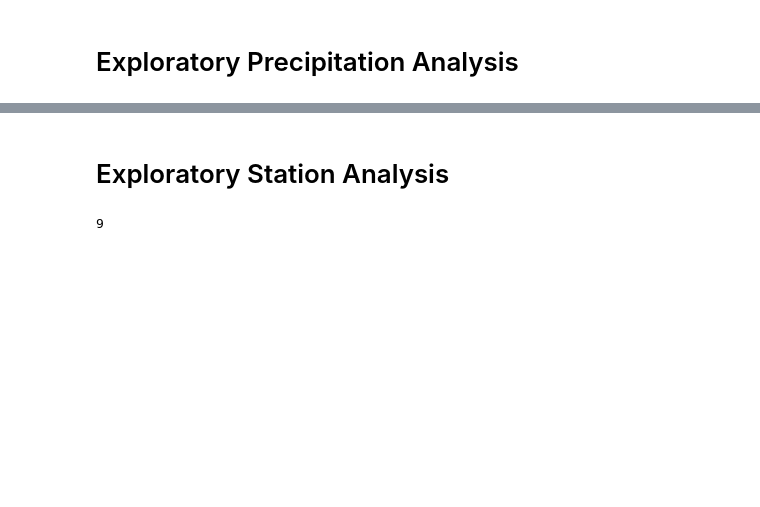
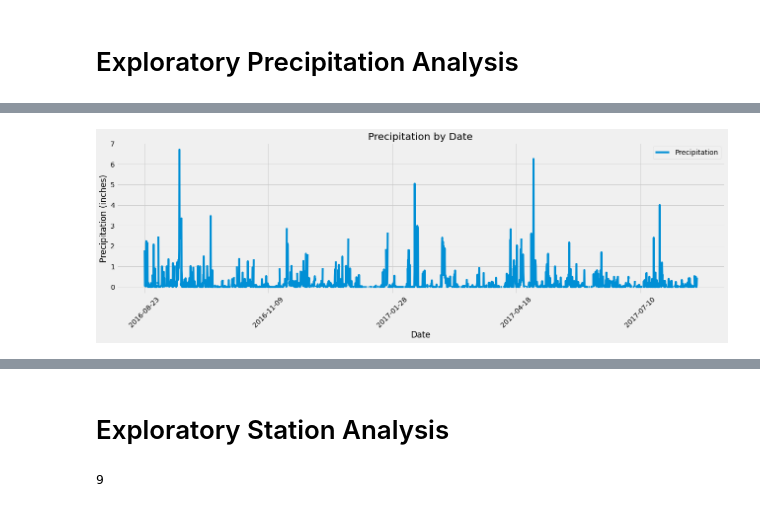
Before and after one commit to cmartell5/hawaii-climate-analysis, a Jupyter notebook: SurfsUp/climate_starter.ipynb, the cells around one changed output, grey strips where cells are left out. Saved outputs shown, nothing was run; the diff lists cells and outputs as text; code cells hidden in the pictures; blank space fills up the shorter version.

```diff
--- a/SurfsUp/climate_starter.ipynb
+++ b/SurfsUp/climate_starter.ipynb
@@ -50,9 +50,9 @@ import datetime as dt
 # %%
 # Design a query to retrieve the last 12 months of precipitation data and plot the results.
 # Starting from the most recent data point in the database.
-session.query(measurement.date,measurement.prcp).filter(measurement.date >= '2016-08-23').order_by(measurement.date).all()
+# Calculate the date one year from the last date in data set.
 
-# Calculate the date one year from the last date in data set.
-one_year = dt.date(2017, 8, 23) + dt.timedelta(days=365)
-print("One year from last date in data set: ", one_year)
+one_year = dt.datetime.strptime(recent_date,"%Y-%m-%d") - dt.timedelta(days=365)
+one_year_str = one_year.strftime("%Y-%m-%d")
+print("One year from last date in data set: ", one_year_str)
 # %% [output]
@@ -60,5 +60,5 @@ One year from last date in data set:  2018-08-23
 # %%
 # Perform a query to retrieve the date and precipitation scores
-results = session.query(measurement.date, measurement.prcp).filter
-results
+one_year = session.query(measurement.date, measurement.prcp).filter(measurement.date >= one_year_str).all()
+one_year
 # %% [output]
@@ -66,8 +82,6 @@ results
 # %%
 # Save the query results as a Pandas DataFrame and set the index to the date column
-# query_df = pd.read_sql('measurement', f'sqlite:///{database_path}').set_index("date", inplace=True)
-query_df = pd.DataFrame(results, columns = ["date","prcp"])
-query_df.set_index('Date', inplace = True)
-query_df = query_df.dropna()
-query_df.head(20)
+query_df = pd.DataFrame(one_year).rename(columns={"prcp":"Precipitation", "date":"Date"})
+query_df.set_index("Date", inplace = True)
+query_df.head()
 # %% [output]
@@ -81,0 +95,4 @@ all_dates
+# %%
+# Sort the dataframe by date
+query_df.sort_index(inplace=True)
+query_df.head()
@@ -82,14 +107,16 @@ all_dates
 # %%
 # Use Pandas Plotting with Matplotlib to plot the data
 # ######Day 3 Activity 3 has a specific example'ArithmeticError
-query_df.plot(figsize=(10,6))
+fig,ax=plt.subplots()
+query_df.plot(ax=ax, rot=45, figsize=(18,6))
 plt.xlabel("Date")
-plt.ylabel("Inches")
-plt.xticks(rotation=90)
-plt.ylim(0,max(query_df["Precipitation"])+1)
+plt.ylabel("Precipitation (inches)")
 plt.tight_layout()
+plt.title("Precipitation by Date")
 plt.savefig("../Images/preciptation_past_year.png")
 plt.show()
+# %% [output]
+[figure, added]
 # %%
 # Use Pandas to calculate the summary statistics for the precipitation data
 ###### Pandas Day 1 Activity 4
```
Also changed, not shown: parts of 12 cells of this notebook, 2 other files.
